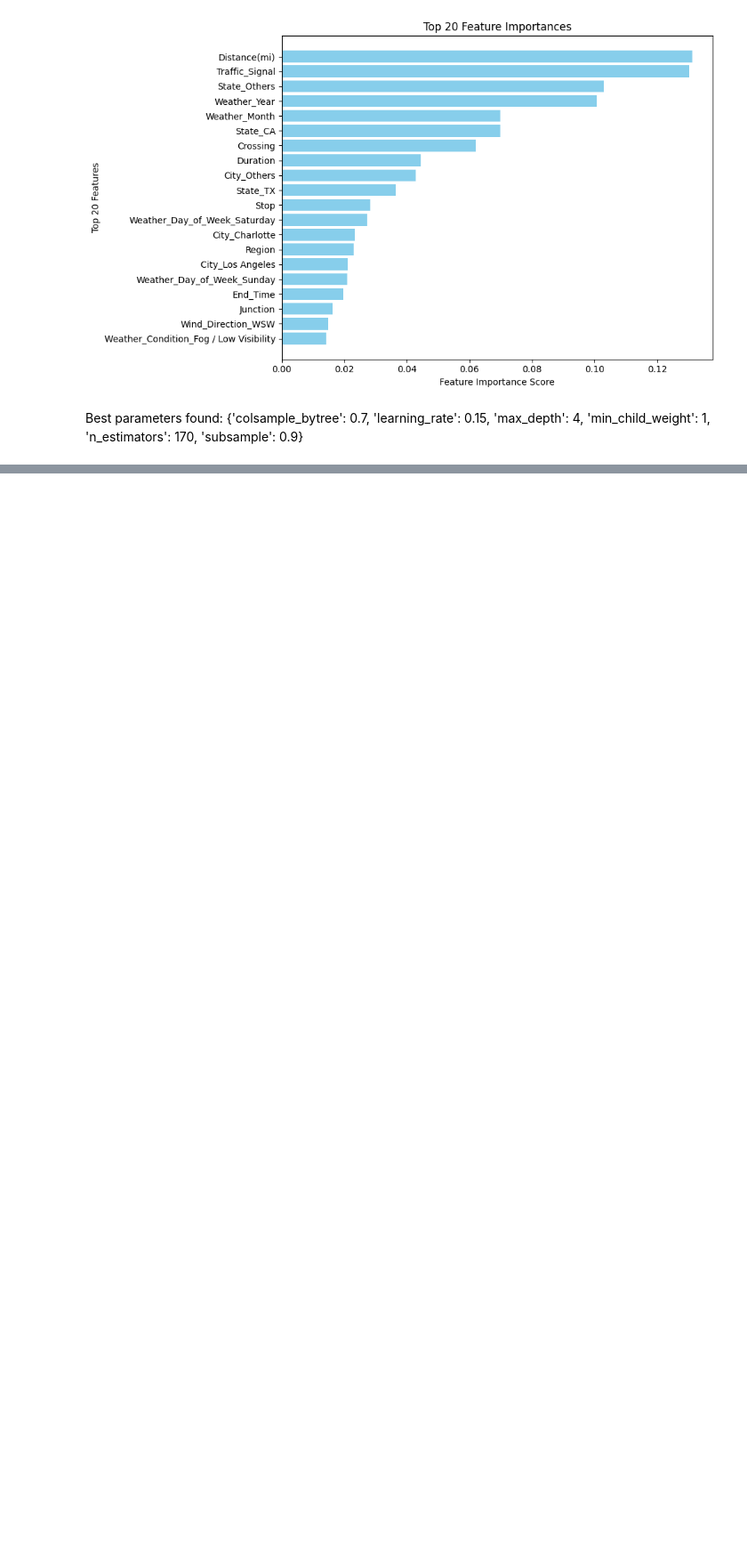
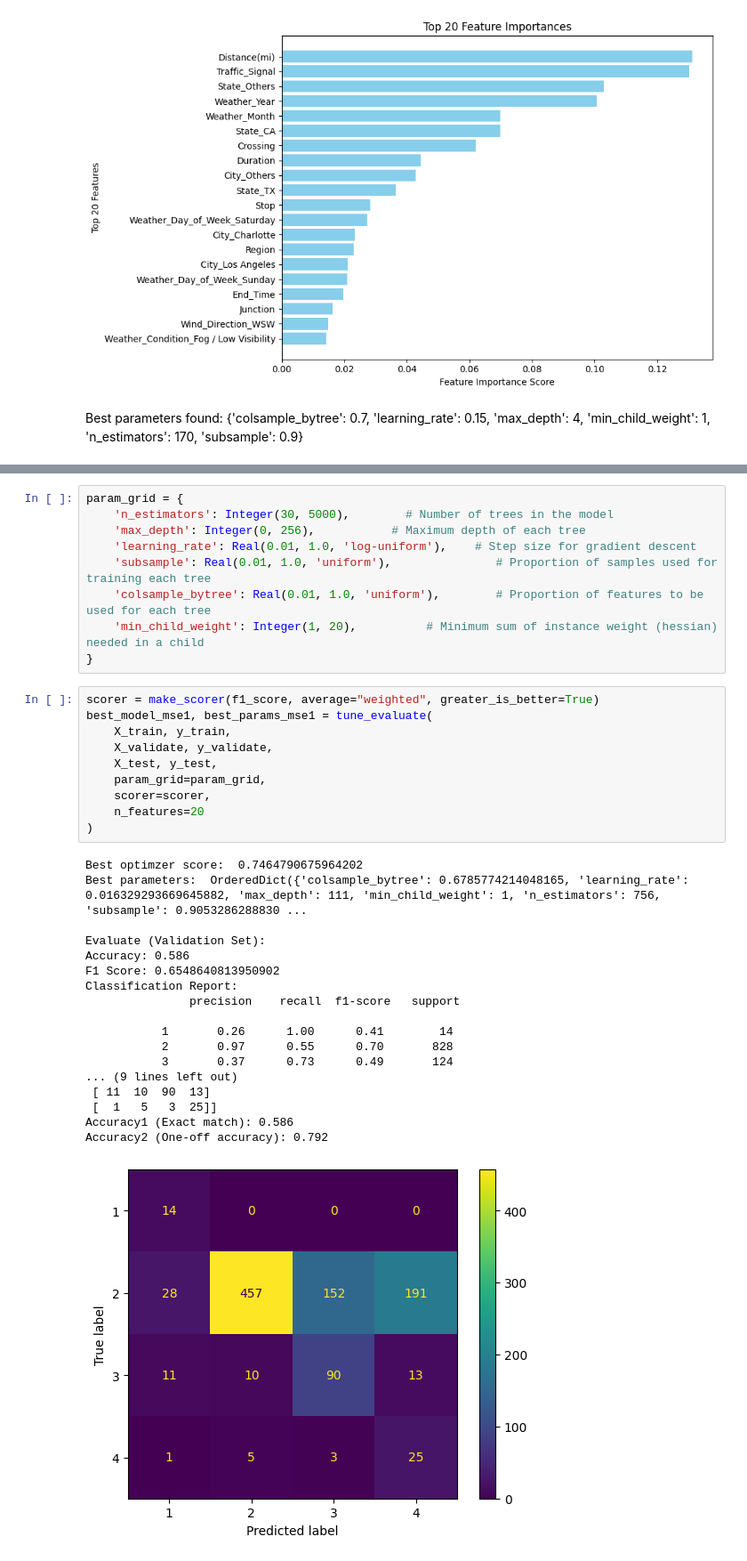
Before and after one commit to win-laeyee/traffic_accident_severity_prediction, a Jupyter notebook: notebooks/models/xgboost_improved_v3.ipynb, the cells around one changed output, grey strips where cells are left out. Shown at 89% size. Saved outputs shown, nothing was run; the diff lists cells and outputs as text; blank space fills up the shorter version.

```diff
--- a/notebooks/models/xgboost_improved_v3.ipynb
+++ b/notebooks/models/xgboost_improved_v3.ipynb
@@ -588,0 +640,38 @@ Best parameters found:  {'colsample_bytree': 0.7, 'learning_rate': 0.15, 'max_de
+# %%
+param_grid = {
+    'n_estimators': Integer(30, 5000),        # Number of trees in the model
+    'max_depth': Integer(0, 256),           # Maximum depth of each tree
+    'learning_rate': Real(0.01, 1.0, 'log-uniform'),    # Step size for gradient descent
+    'subsample': Real(0.01, 1.0, 'uniform'),               # Proportion of samples used for training each tree
+    'colsample_bytree': Real(0.01, 1.0, 'uniform'),        # Proportion of features to be used for each tree
+    'min_child_weight': Integer(1, 20),          # Minimum sum of instance weight (hessian) needed in a child
+}
+# %%
+scorer = make_scorer(f1_score, average="weighted", greater_is_better=True)
+best_model_mse1, best_params_mse1 = tune_evaluate(
+    X_train, y_train,
+    X_validate, y_validate,
+    X_test, y_test,
+    param_grid=param_grid,
+    scorer=scorer,
+    n_features=20
+)
+# %% [output]
+Best optimzer score:  0.7464790675964202
+Best parameters:  OrderedDict({'colsample_bytree': 0.6785774214048165, 'learning_rate': 0.016329293669645882, 'max_depth': 111, 'min_child_weight': 1, 'n_estimators': 756, 'subsample': 0.9053286288830 ...
+
+Evaluate (Validation Set):
+Accuracy: 0.586
+F1 Score: 0.6548640813950902
+Classification Report:
+               precision    recall  f1-score   support
+
+           1       0.26      1.00      0.41        14
+           2       0.97      0.55      0.70       828
+           3       0.37      0.73      0.49       124
+... (9 lines left out)
+ [ 11  10  90  13]
+ [  1   5   3  25]]
+Accuracy1 (Exact match): 0.586
+Accuracy2 (One-off accuracy): 0.792
+[figure, added]
```
Also changed, not shown: parts of 7 cells of this notebook, 1 other file.
